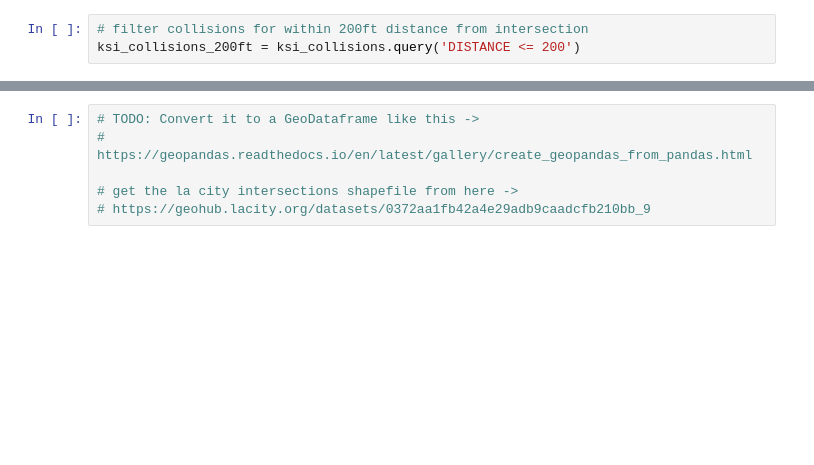
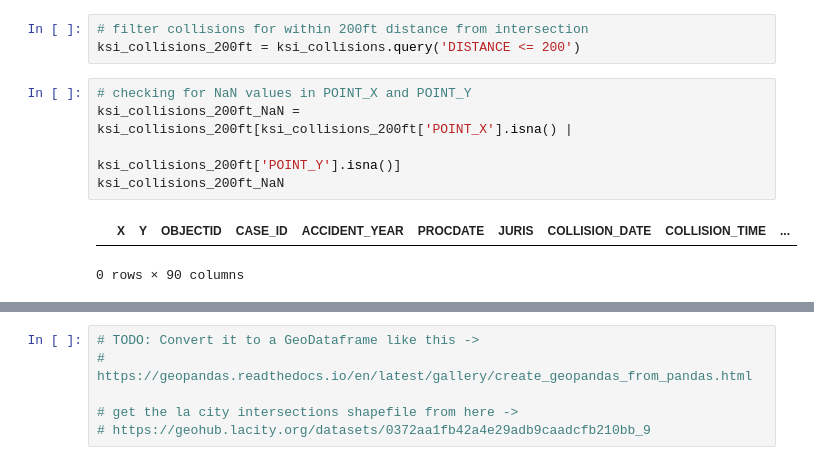
Before and after one commit to haoding19/ucla-its-data-camp-2019, a Jupyter notebook: Day4/day4-prj/Day_4-HD.ipynb, the cells around one changed output, grey strips where cells are left out. Saved outputs shown, nothing was run; the diff lists cells and outputs as text; blank space fills up the shorter version.

```diff
--- a/Day4/day4-prj/Day_4-HD.ipynb
+++ b/Day4/day4-prj/Day_4-HD.ipynb
@@ -32,3 +32,11 @@ ksi_collisions = collisions.query('COLLISION_SEVERITY == 1 or COLLISION_SEVERITY
 # %%
 # filter collisions for within 200ft distance from intersection
 ksi_collisions_200ft = ksi_collisions.query('DISTANCE <= 200')
+# %%
+# checking for NaN values in POINT_X and POINT_Y
+ksi_collisions_200ft_NaN = ksi_collisions_200ft[ksi_collisions_200ft['POINT_X'].isna() |
+                                               ksi_collisions_200ft['POINT_Y'].isna()]
+ksi_collisions_200ft_NaN
+# %% [output]
+|  | X | Y | OBJECTID | CASE_ID | ACCIDENT_YEAR | PROCDATE | JURIS | COLLISION_DATE | COLLISION_TIME | ... |
+0 rows × 90 columns
```
Also changed, not shown: parts of 18 cells of this notebook.
